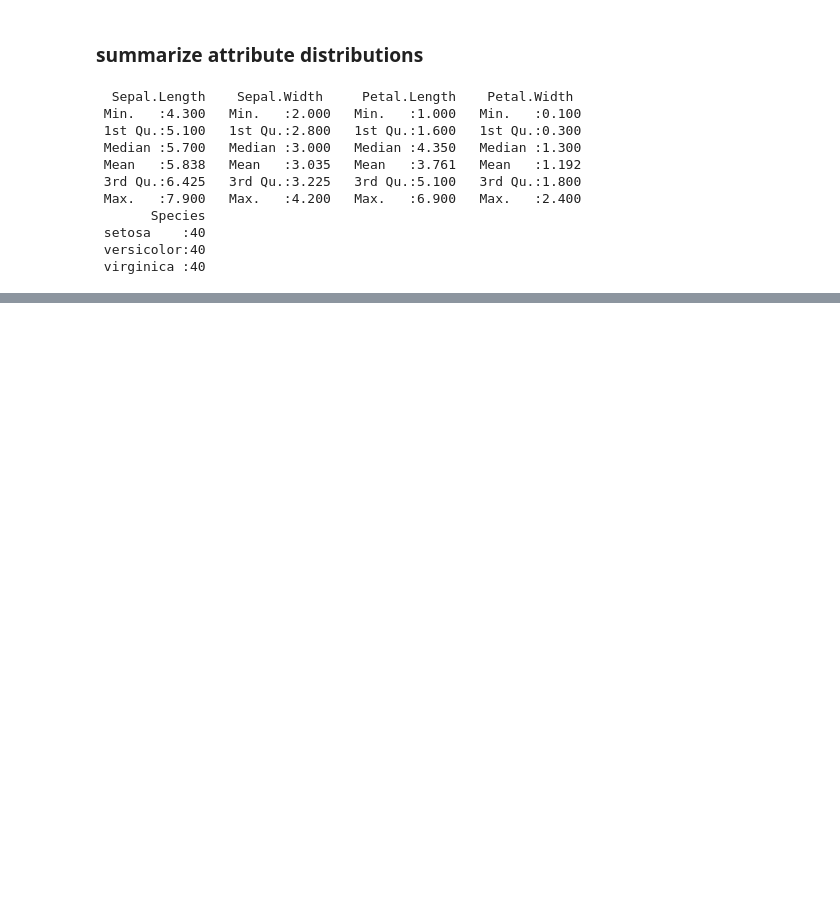
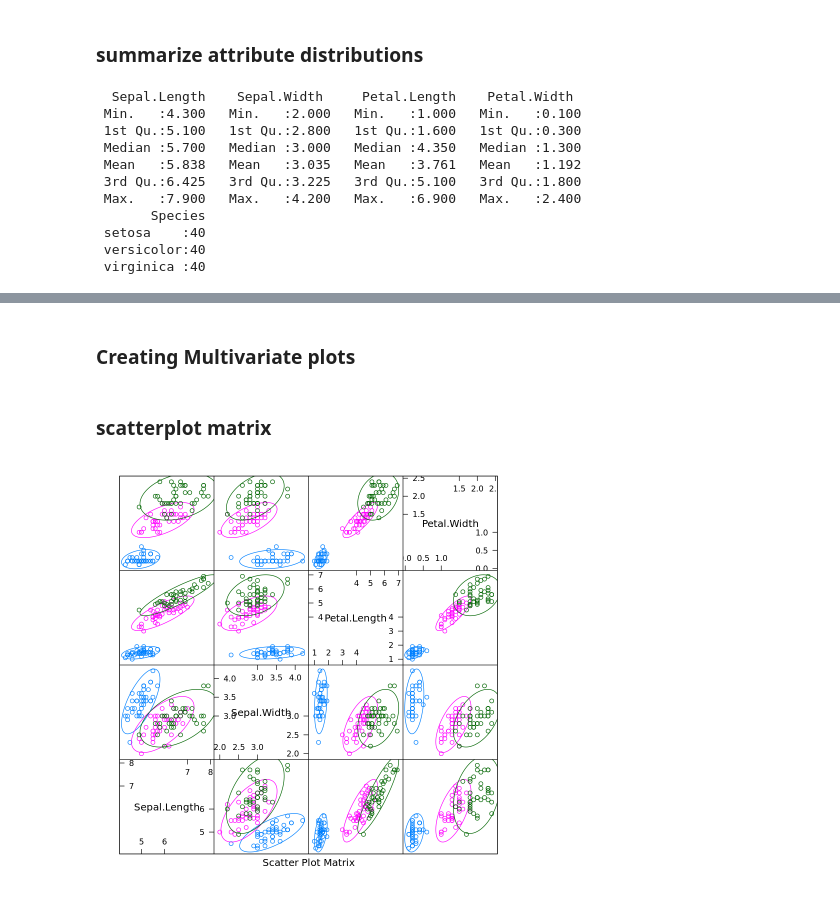
Before and after one commit to eblige01/ML_r, a Jupyter notebook: ML_r.ipynb, the cells around one changed output, grey strips where cells are left out. Cells and saved outputs as stored; diff of their text form; code cells hidden in the pictures; blank space fills up the shorter version.

```diff
--- a/ML_r.ipynb
+++ b/ML_r.ipynb
@@ -88,0 +113,8 @@ summary(dataset)
+# %% [markdown]
+### Creating Multivariate plots
+# %% [markdown]
+### scatterplot matrix
+# %%
+featurePlot(x=x, y=y, plot="ellipse")
+# %% [output]
+[figure, added]
```
Also changed, not shown: parts of 12 cells of this notebook.
